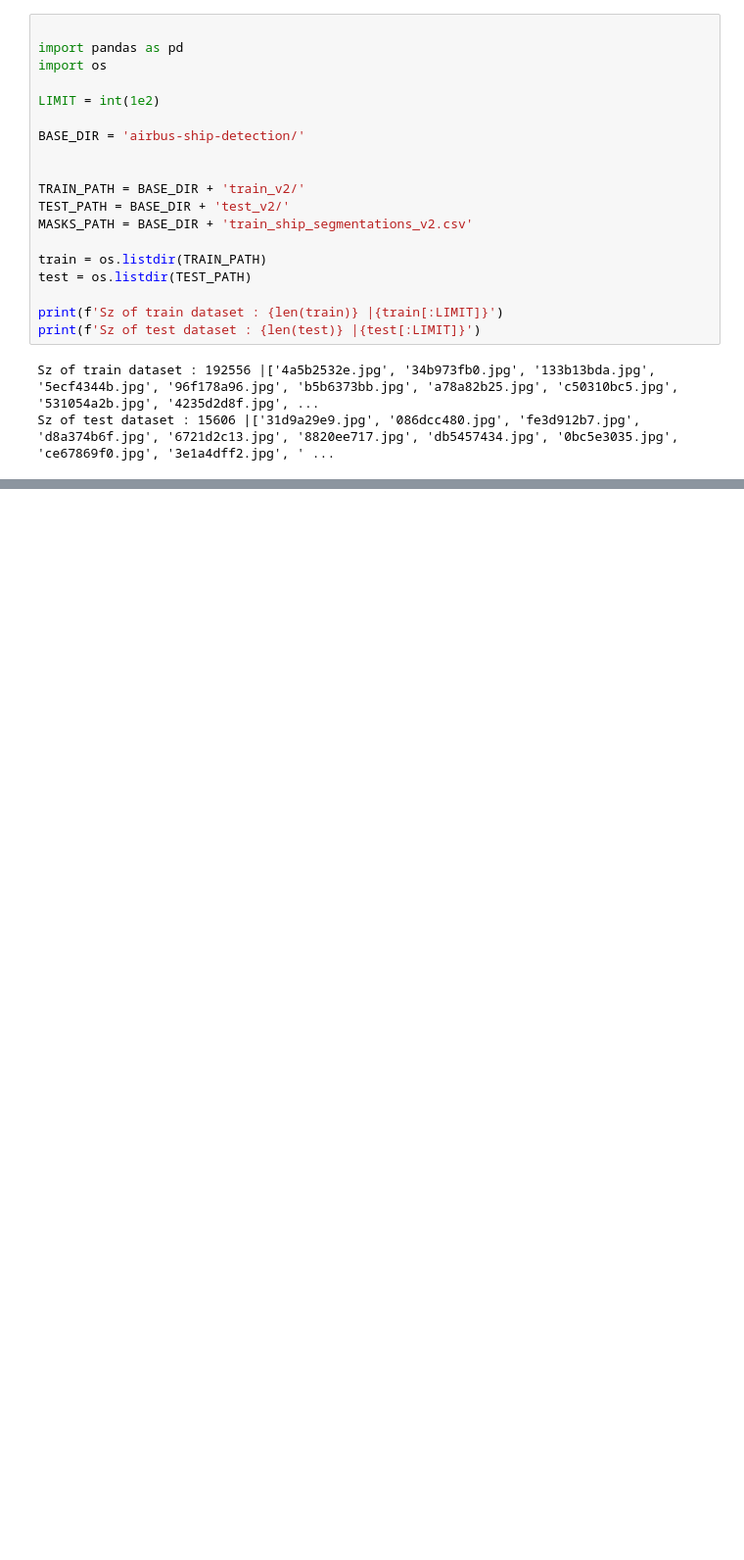
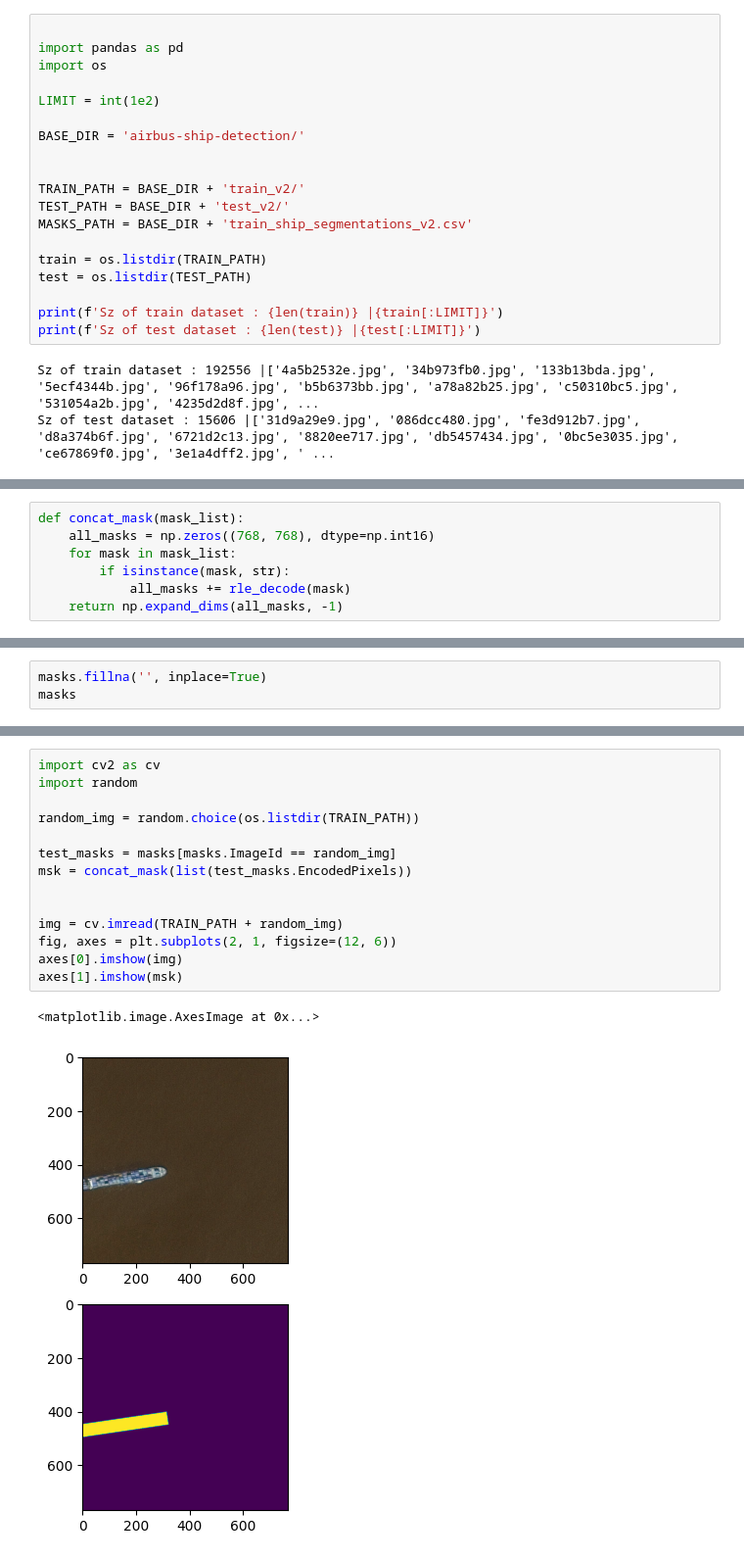
Before and after one commit to hamuladm/Airbus-Ship-Detection, a Jupyter notebook: eda.ipynb, the cells around one changed output, grey strips where cells are left out. Shown: that part at 98% size. Drawn from its saved outputs; the diff is of its cells as text; blank space fills up the shorter version.

```diff
--- a/eda.ipynb
+++ b/eda.ipynb
@@ -29,0 +72,7 @@ Photos with ships : 81723
+# %%
+def concat_mask(mask_list):
+    all_masks = np.zeros((768, 768), dtype=np.int16)
+    for mask in mask_list:
+        if isinstance(mask, str):
+            all_masks += rle_decode(mask)
+    return np.expand_dims(all_masks, -1)
@@ -29,0 +104,3 @@ Photos with ships : 81723
+# %%
+masks.fillna('', inplace=True)
+masks
@@ -29,0 +154,17 @@ Photos with ships : 81723
+# %%
+import cv2 as cv
+import random
+
+random_img = random.choice(os.listdir(TRAIN_PATH))
+
+test_masks = masks[masks.ImageId == random_img]
+msk = concat_mask(list(test_masks.EncodedPixels))
+
+
+img = cv.imread(TRAIN_PATH + random_img)
+fig, axes = plt.subplots(2, 1, figsize=(12, 6))
+axes[0].imshow(img)
+axes[1].imshow(msk)
+# %% [output]
+<matplotlib.image.AxesImage at 0x...>
+[figure, added]
```
Also changed, not shown: parts of 10 cells of this notebook, 1 other file.
